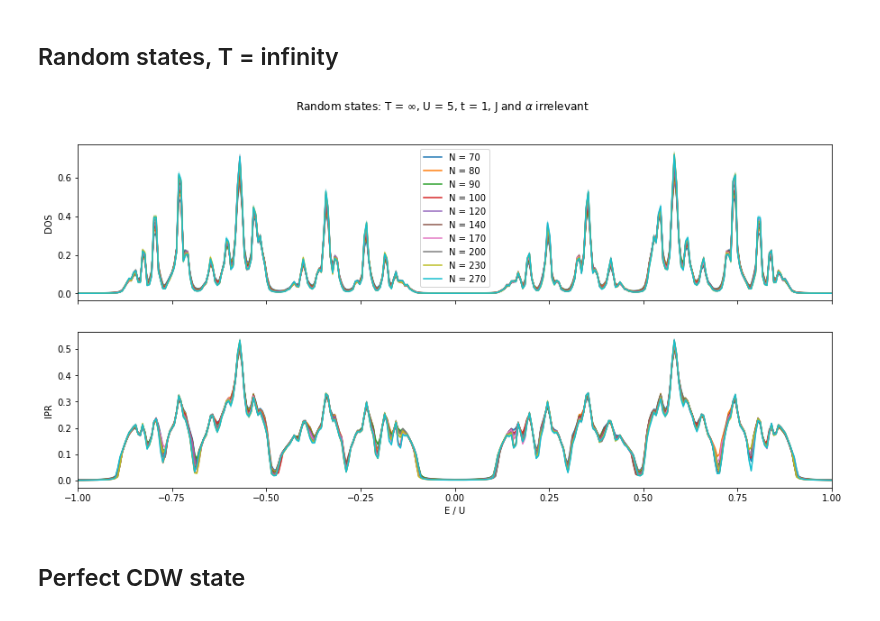
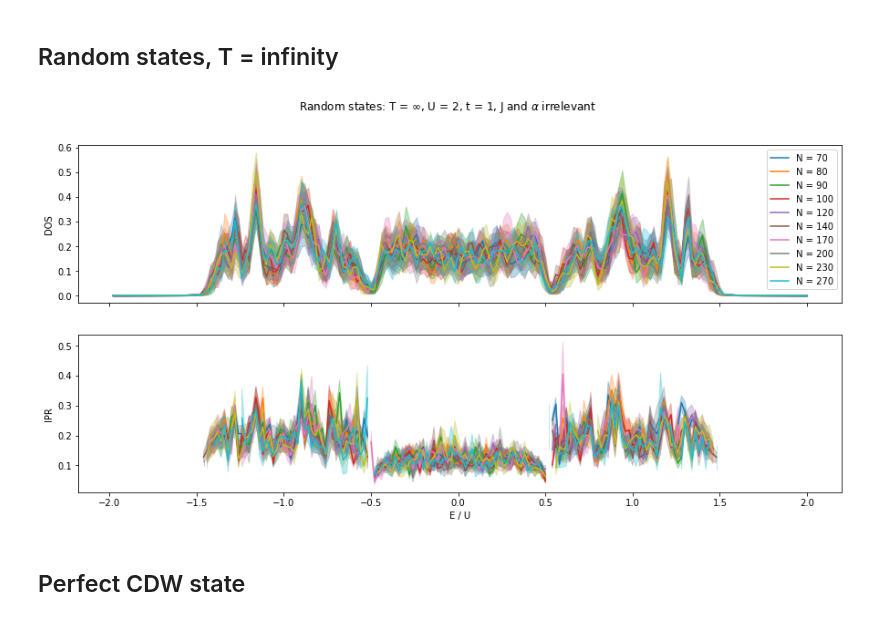
Before and after one commit to TomHodson/FKMC, a Jupyter notebook: notebooks/Summer 2020/June2020-3.ipynb, the cells around one changed output. Drawn from its saved outputs; the diff is of its cells as text; code cells hidden in the pictures.

```diff
--- a/notebooks/Summer 2020/June2020-3.ipynb
+++ b/notebooks/Summer 2020/June2020-3.ipynb
@@ -18,0 +16,15 @@ array([ 70,  80,  90, 100, 120, 140, 170, 200, 230, 270])
+# %%
+from FKMC.import_funcs import incremental_get_data_funcmap_chain_ext, incremental_load,IPRandDOS, mean_over_MCMC
+from FKMC.general import smooth
+from scipy.stats import sem
+
+functions = [
+    mean_over_MCMC('Mf_moments', N_error_bins = 10),
+    IPRandDOS(),
+]
+o = incremental_load(folder = '~/HPC_data/gap_open_U=2', functions = functions, force_reload = False)
+
+Ns = np.logspace(np.log10(70), np.log10(270), 10, dtype = np.int) // 10 * 10
+
+Ns = np.array(o.Ns, dtype = np.int)
+Ns
@@ -20,31 +51,57 @@ array([ 70,  80,  90, 100, 120, 140, 170, 200, 230, 270])
 ## Random states, T = infinity
 # %%
 from shared_functions import solve_systems
+from FKMC.general import interaction_matrix, solve_H_vectorised
+from FKMC.general import index_histogram_array, sort_IPRs, normalise_IPR, smooth, get_nearby_index,  compute_IPR_and_DOS_histograms
 
-N_states = int(1e5) # average over N_states // N replications
+
+energy_histogram_bins = np.linspace(-4, 4, 200 + 1)
+
+N_states = int(1e3) # average over N_states // N replications
 t = 1
-U = 5
+U = 2
 
 f, axes = plt.subplots(2,1, figsize = (15,7), sharex = 'col')
 
 for N in Ns:
     M = N_states // N
     states = np.random.choice([1,0], size = (M,N)) #take 50-50 uncorrelated coin flips to simulate infinite temp limit.
     params = Munch(mu=0.0, beta = np.nan, U = U, t = t, N = N, alpha = 1.25, J = 1.0)
-    energy_histogram_bins = np.linspace(-3*U, 3*U, 1000 + 1)
+    scale = 10 / N
 
-    DOS, IPR, dDOS, dIPR = solve_systems(states, params, energy_histogram_bins, scale = 10 / N)
+    N = states.shape[-1]
+    params.J_matrix = interaction_matrix(**params)
+
+    #NB the states argument should have only 1s and 0s
+    #Fc is infinite at infinite temperature
+    Ff, Fc, eigenvals, eigenvecs = solve_H_vectorised(states, **params)
+
+    #calculate the IPR measure
+    raw_IPRs = ((eigenvecs * np.conj(eigenvecs))**2).sum(axis = -2)
+
+    DOS, dDOS, IPR, dIPR = compute_IPR_and_DOS_histograms(eigenvals, raw_IPRs, energy_histogram_bins, bootstrap_bins = 1)
+
+    IPR = np.where(DOS > 0, IPR, np.NaN)
+    dIPR = np.where(DOS > 0, dIPR, 0)
+
+    #smooth out the spikey IPR values
+    DOS = smooth(DOS, scale = scale, axis = -1)
+    #IPR = smooth(IPR, scale = scale, axis = -1)
+
+    dDOS = smooth(dDOS, scale = scale, axis = -1)
+    #dIPR = smooth(dIPR, scale = scale, axis = -1)
+
 
     spread(axes[0], energy_histogram_bins[1:] / U, DOS, dDOS, label = f'N = {N}')
     spread(axes[1], energy_histogram_bins[1:] / U, IPR, dIPR)
 
 
 f.suptitle(fr'Random states: T = $\infty$, U = {U}, t = {t}, J and $\alpha$ irrelevant')
 axes[0].set(ylabel = 'DOS')
-axes[1].set(ylabel = 'IPR', xlim = (-1,1), xlabel = 'E / U')
+axes[1].set(ylabel = 'IPR', xlabel = 'E / U')
 axes[0].legend();
 # %% [output]
-[figure, old version]
+[figure, new version]
 # %% [markdown]
 ## Perfect CDW state
 # %%
```
Also changed, not shown: parts of 13 cells of this notebook, 1 other file.
